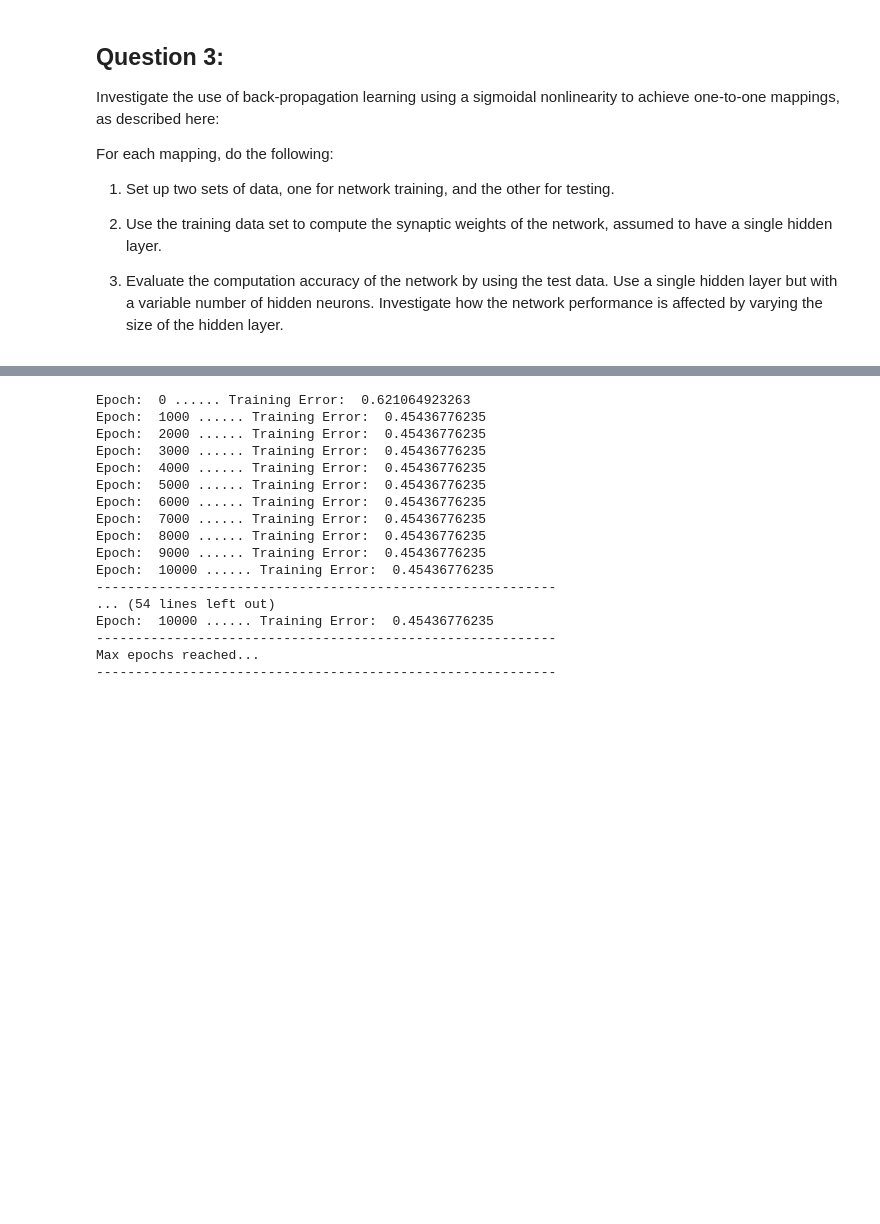
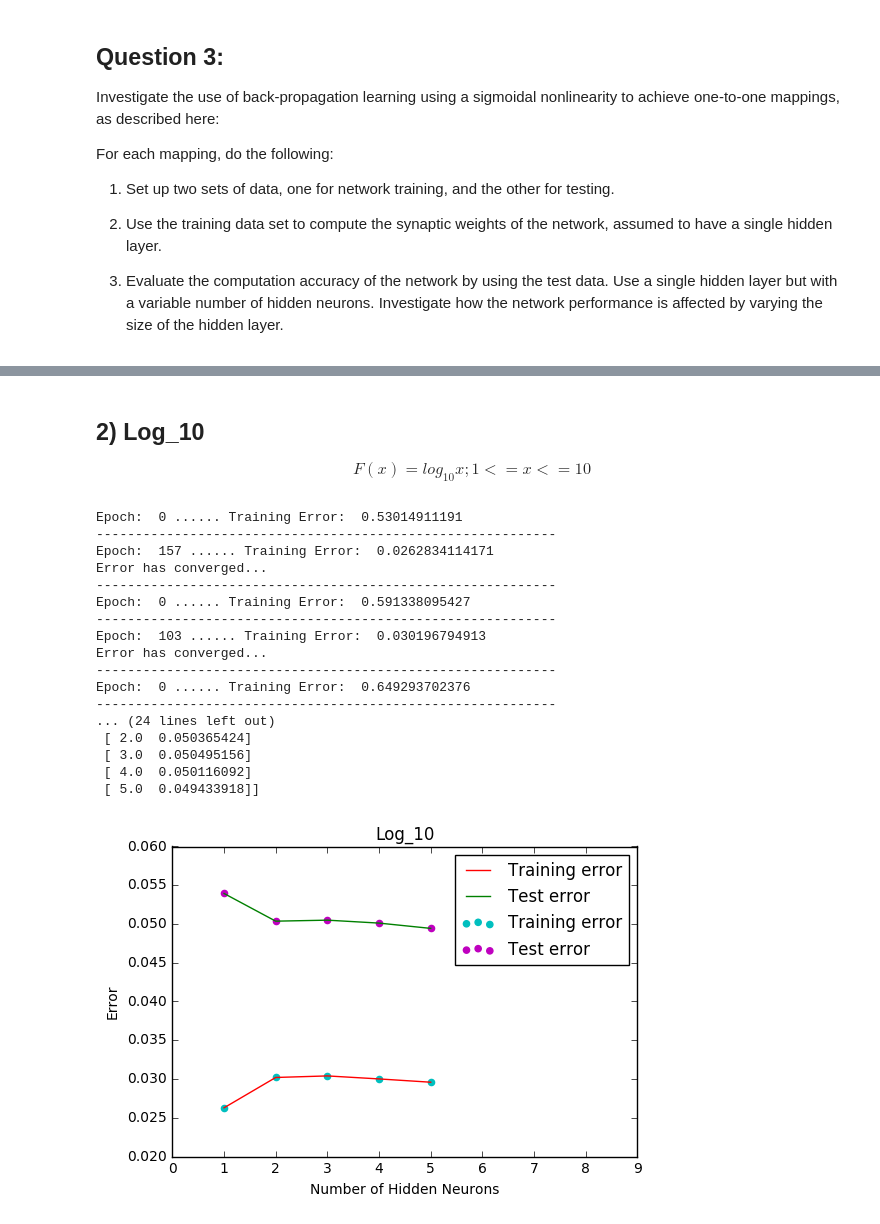
Before and after one commit to debaraj-barua/neural-networks-ws17, a Jupyter notebook: Assignment06/NN_DebarajBarua_NareshKumarGurulingan_131117/NN_DebarajBarua_NareshKumarGurulingan_131117_src/NN_DebarajBarua_NareshKumarGurulingan_131117.ipynb, the cells around one changed output, grey strips where cells are left out. Drawn from its saved outputs; the diff is of its cells as text; code cells hidden in the pictures; blank space fills up the shorter version.

```diff
--- a/Assignment06/NN_DebarajBarua_NareshKumarGurulingan_131117/NN_DebarajBarua_NareshKumarGurulingan_131117_src/NN_DebarajBarua_NareshKumarGurulingan_131117.ipynb
+++ b/Assignment06/NN_DebarajBarua_NareshKumarGurulingan_131117/NN_DebarajBarua_NareshKumarGurulingan_131117_src/NN_DebarajBarua_NareshKumarGurulingan_131117.ipynb
@@ -219,30 +287,29 @@ train_data_r, test_data_r = split_data(reciprocal_x, reciprocal_y)
-# %%
-hidden_neurons = [1, 2, 3, 4, 5]
-train_error = []
-test_error = []
-
-for number in hidden_neurons:
-    network = NeuralNetwork(num_inputs= 1,
-                            num_hidden_neurons= number)
-    train_error.append(network.train(train_data_r[:,:-1],
-                                     train_data_r[:,-1:]))
-    test_error.append(network.predict(test_data_r[:,:-1],
-                                     test_data_r[:,-1:]))
-# %% [output]
-Epoch:  0 ...... Training Error:  0.621064923263
-Epoch:  1000 ...... Training Error:  0.45436776235
-Epoch:  2000 ...... Training Error:  0.45436776235
-Epoch:  3000 ...... Training Error:  0.45436776235
-Epoch:  4000 ...... Training Error:  0.45436776235
-Epoch:  5000 ...... Training Error:  0.45436776235
-Epoch:  6000 ...... Training Error:  0.45436776235
-Epoch:  7000 ...... Training Error:  0.45436776235
-Epoch:  8000 ...... Training Error:  0.45436776235
-Epoch:  9000 ...... Training Error:  0.45436776235
-Epoch:  10000 ...... Training Error:  0.45436776235
------------------------------------------------------------
-... (54 lines left out)
-Epoch:  10000 ...... Training Error:  0.45436776235
------------------------------------------------------------
-Max epochs reached...
------------------------------------------------------------
+# %% [markdown]
+## 2) Log_10
+$$F(x) = log_{10}x; 1<= x <=10$$
+# %%
+log_x = np.arange(1, 11, dtype= np.float32).reshape(-1, 1)
+log_y = np.log10(log_x)
+train_error_l, test_error_l = obtain_performance(
+    log_x, log_y, hidden_neurons, normalizer= 10)
+plot_results(hidden_neurons, train_error_l, test_error_l,
+             'Log_10', x_axis_lim= (0, 9))
+# %% [output]
+Epoch:  0 ...... Training Error:  0.53014911191
+-----------------------------------------------------------
+Epoch:  157 ...... Training Error:  0.0262834114171
+Error has converged...
+-----------------------------------------------------------
+Epoch:  0 ...... Training Error:  0.591338095427
+-----------------------------------------------------------
+Epoch:  103 ...... Training Error:  0.030196794913
+Error has converged...
+-----------------------------------------------------------
+Epoch:  0 ...... Training Error:  0.649293702376
+-----------------------------------------------------------
+... (24 lines left out)
+ [ 2.0  0.050365424]
+ [ 3.0  0.050495156]
+ [ 4.0  0.050116092]
+ [ 5.0  0.049433918]]
+[figure, added]
```
Also changed, not shown: parts of 17 cells of this notebook.
